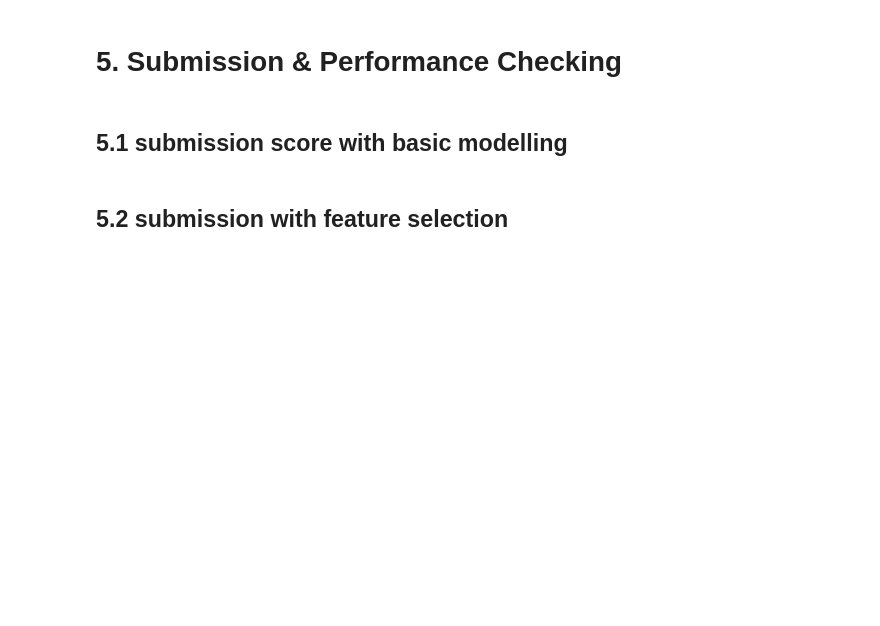
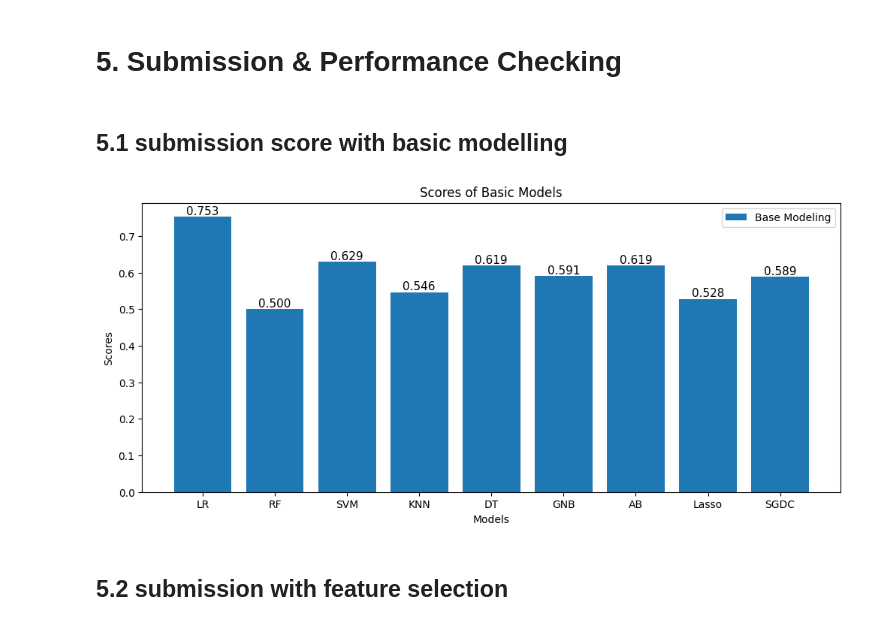
Before and after one commit to zoezhousy/COMP4432_Kaggle_Dont_Overfit_II, a Jupyter notebook: comp4432-dont-overfit-ii.ipynb, the cells around one changed output. Drawn from its saved outputs; the diff is of its cells as text; code cells hidden in the pictures; blank space fills up the shorter version.

```diff
--- a/comp4432-dont-overfit-ii.ipynb
+++ b/comp4432-dont-overfit-ii.ipynb
@@ -889,29 +799,29 @@ plt.show()
 # %%
 # leaderboard score with basic modelling
 scores_base = {}
-scores_base['LR'] = 0.651 # logistic regression
-scores_base['RF'] = 0.533 # random forest
-scores_base['GB'] = 0.570 # Gradient Boosting
-scores_base['SVM'] = 0.595
-scores_base['KNN'] = 0.541
-scores_base['DT'] = 0.526 # Decision Tree
-scores_base['GNB'] = 0.578 # Gaussian NB
-scores_base['AB'] = 0.602 #AdaBoost
-scores_base['Lasso'] =  0.530
-scores_base['SGDC'] = 0.639 # SGDClassifier
-scores_base['Weighted'] = 0.589 # weighted prediction result
-scores_base['Stack'] = 0.589 # Stacking
+scores_base['LR'] = 0.753 # logistic regression
+scores_base['RF'] = 0.500 # random forest
+scores_base['SVM'] = 0.629
+scores_base['KNN'] = 0.546
+scores_base['DT'] = 0.619 # Decision Tree
+scores_base['GNB'] = 0.591 # Gaussian NB
+scores_base['AB'] = 0.619 #AdaBoost
+scores_base['Lasso'] =  0.528
+scores_base['SGDC'] = 0.589 # SGDClassifier
 
+# print(scores_base)
 plt.figure(figsize=(12, 5))
-plt.bar(range(len(scores_base)), list(scores_base.values()), label='Base Modeling', align='center', color='grey')
-plt.title('Scores of Base Models')
+plt.bar(range(len(scores_base)), list(scores_base.values()), label='Base Modeling', align='center')
+plt.title('Scores of Basic Models')
 plt.xlabel('Models')
 plt.ylabel('Scores')
 plt.xticks(range(len(scores_base)), list(scores_base.keys()))
 for a, b in zip(range(len(scores_base)), list(scores_base.values())):
     plt.text(a, b, '%.3f' % b, ha='center', va='bottom', fontsize=11)
 
 plt.legend()
 plt.show()
+# %% [output]
+[figure, added]
 # %% [markdown]
 ## 5.2 submission with feature selection
```
Also changed, not shown: parts of 67 cells of this notebook.
